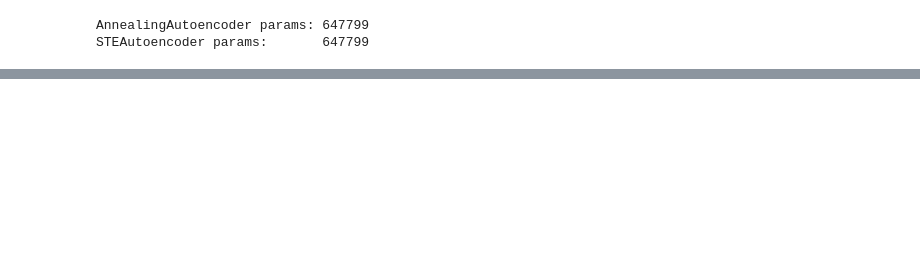
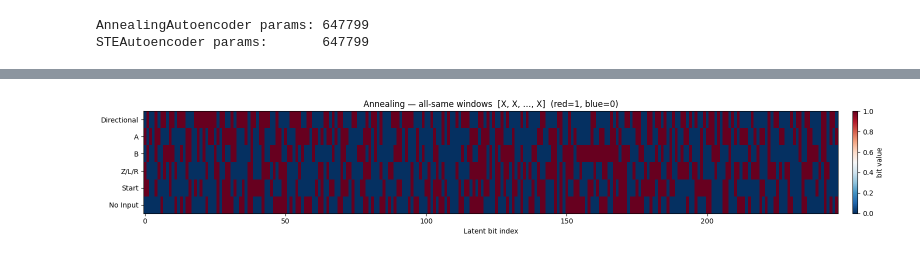
Before and after one commit to arosen64/mario_autoencoder, a Jupyter notebook: main.ipynb, the cells around one changed output, grey strips where cells are left out. Cells and saved outputs as stored; diff of their text form; code cells hidden in the pictures; blank space fills up the shorter version.

```diff
--- a/main.ipynb
+++ b/main.ipynb
@@ -408,0 +636,99 @@ KeyboardInterrupt:
+# %%
+
+def bits_for_windows(model, windows, chunk=256):
+    model.eval()
+    parts = []
+    with torch.no_grad():
+        for s in range(0, len(windows), chunk):
+            x = windows[s:s+chunk].to(device)
+            _, z = model(x.view(x.size(0), -1))
+            parts.append((z > 0.5).cpu().numpy().astype(np.float32))
+    return np.concatenate(parts, axis=0)   # (n, LATENT_DIM)
+
+
+torch.manual_seed(42)
+eye       = torch.eye(INPUT_DIM)
+THRESHOLD = 0.90
+
+# ── Experiment 1: all-same windows ───────────────────────────────────────────
+# Each window is [X, X, X, ..., X] — maximum possible category signal.
+
+print("═" * 60)
+print("  Experiment 1: all-same windows  [X, X, ..., X]")
+print("═" * 60)
+
+for model_name, model in [("Annealing", annealing_model), ("STE", ste_model)]:
+
+    display = np.full((INPUT_DIM, LATENT_DIM), np.nan)
+    for cat in range(INPUT_DIM):
+        window = eye[cat].unsqueeze(0).expand(WINDOW_SIZE, -1).unsqueeze(0)  # (1, 64, 6)
+        bits   = bits_for_windows(model, window).squeeze()                    # (247,)
+        # Single deterministic window — bit is either 0 or 1, always "committed"
+        display[cat] = bits
+
+    cmap = plt.cm.RdBu_r.copy()
+    fig, ax = plt.subplots(figsize=(16, 3))
+    im = ax.imshow(display, aspect="auto", vmin=0, vmax=1, cmap=cmap, interpolation="nearest")
+    ax.set_yticks(range(INPUT_DIM))
+    ax.set_yticklabels(CAT_NAMES)
+    ax.set_xlabel("Latent bit index")
+    ax.set_title(f"{model_name} — all-same windows  [X, X, …, X]  (red=1, blue=0)")
+    fig.colorbar(im, ax=ax, fraction=0.02, pad=0.02, label="bit value")
+    plt.tight_layout()
+    plt.show()
+
+
+# ── Experiment 2: majority sweep ──────────────────────────────────────────────
+# K events of category X, then (64-K) random events.  Sweep K across the window.
+
+print("\n" + "═" * 60)
+print("  Experiment 2: majority sweep")
+print("  K events of category X  +  (64-K) random events")
+print("═" * 60)
+
+N_RANDOM  = 100
+K_VALUES  = [1, 8, 16, 32, 48, 56, 63, 64]
+
+# Shared random pool for the non-X portion
+rand_pool = eye[torch.randint(0, INPUT_DIM, (N_RANDOM, WINDOW_SIZE))].numpy()  # (100, 64, 6)
+
+for model_name, model in [("Annealing", annealing_model), ("STE", ste_model)]:
+
+    # mean_tensor: (n_K, INPUT_DIM, LATENT_DIM)
+    mean_by_K = []
+    for K in K_VALUES:
+        means = np.zeros((INPUT_DIM, LATENT_DIM))
+        for cat in range(INPUT_DIM):
+            cat_row = eye[cat].numpy()                       # (6,)
+            windows = rand_pool.copy()                       # (100, 64, 6)
+            windows[:, :K, :] = cat_row                     # first K positions = cat X
+            t = torch.from_numpy(windows).float()
+            means[cat] = bits_for_windows(model, t).mean(axis=0)
+        mean_by_K.append(means)
+
+    fig, axes = plt.subplots(1, len(K_VALUES), figsize=(20, 3),
+                             sharey=True, gridspec_kw={"wspace": 0.05})
+    fig.suptitle(f"{model_name} — majority sweep: K events of category X  +  (64-K) random",
+                 fontsize=11)
+
+    cmap = plt.cm.RdBu_r.copy()
+    for ax, K, means in zip(axes, K_VALUES, mean_by_K):
+        display = np.full_like(means, np.nan)
+        display[means >= THRESHOLD] = means[means >= THRESHOLD]
+        display[means <= 1 - THRESHOLD] = means[means <= 1 - THRESHOLD]
+        cmap2 = plt.cm.RdBu_r.copy()
+        cmap2.set_bad("lightgrey")
+        ax.imshow(display, aspect="auto", vmin=0, vmax=1, cmap=cmap2, interpolation="nearest")
+        ax.set_title(f"K={K}", fontsize=9)
+        ax.set_xticks([])
+        if ax == axes[0]:
+            ax.set_yticks(range(INPUT_DIM))
+            ax.set_yticklabels(CAT_NAMES, fontsize=8)
+        else:
+            ax.set_yticks([])
+
+    fig.text(0.5, -0.02, "Latent bit index  (≥90% threshold shown, grey=varies)",
+             ha="center", fontsize=9)
+    plt.tight_layout()
+    plt.show()
+# %% [output]
@@ -408,0 +738 @@ KeyboardInterrupt:
+[figure, added]
```
Also changed, not shown: parts of 13 cells of this notebook.
